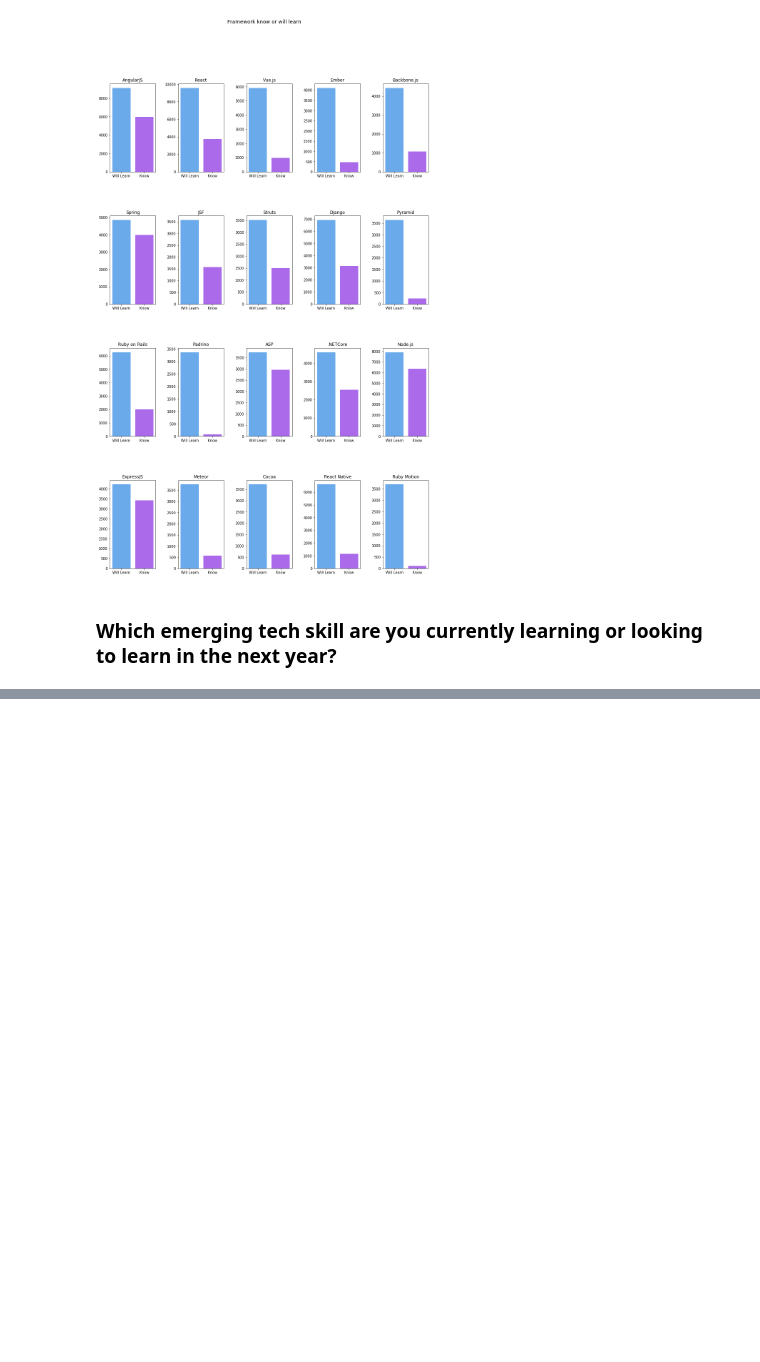
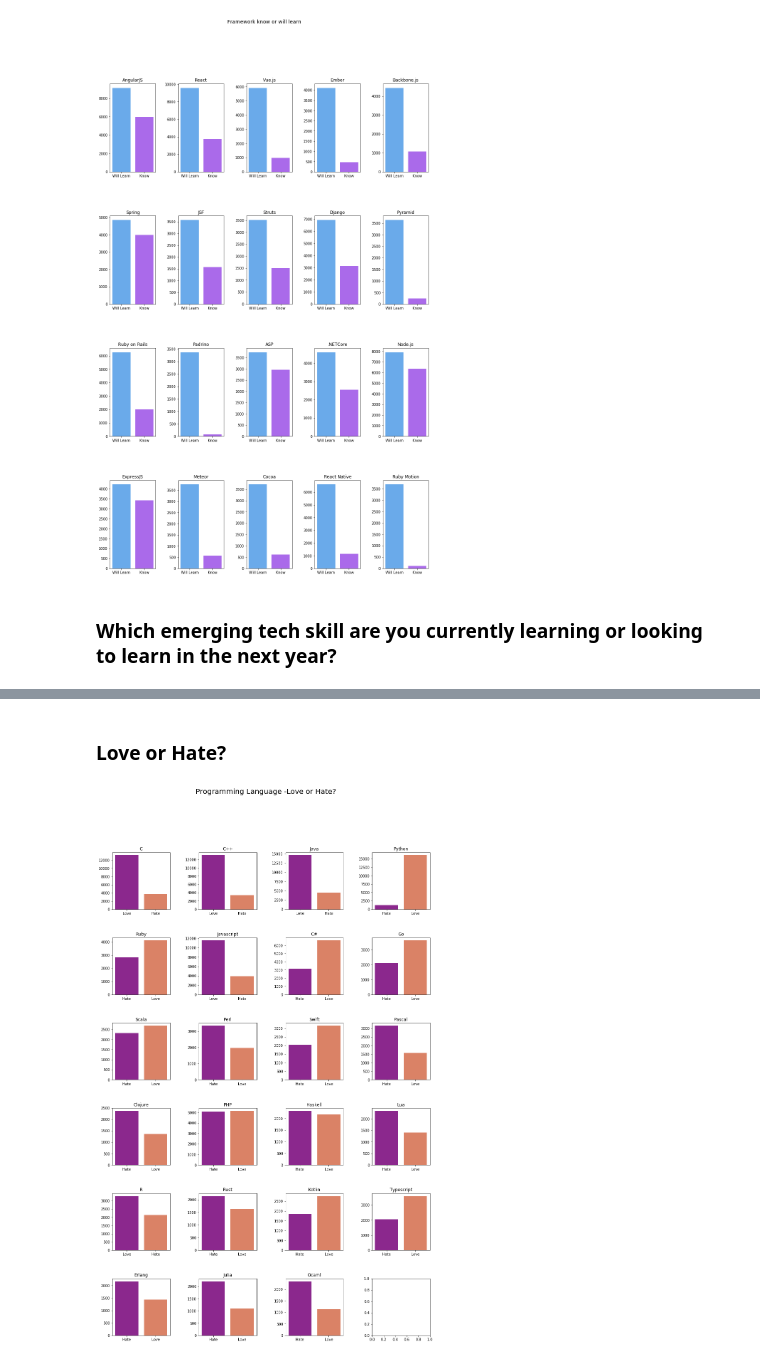
Before and after one commit to bipin2295/Developer-Survey, a Jupyter notebook: HackerrankAnalysis.ipynb, the cells around one changed output, grey strips where cells are left out. Saved outputs shown, nothing was run; the diff lists cells and outputs as text; code cells hidden in the pictures; blank space fills up the shorter version.

```diff
--- a/HackerrankAnalysis.ipynb
+++ b/HackerrankAnalysis.ipynb
@@ -616,0 +583,21 @@ plt.show()
+# %% [markdown]
+### Love or Hate?
+# %%
+cols = survey.columns[survey.columns.str.startswith('q28')]
+#cols
+cols = cols.drop('q28LoveOther')
+
+fig, ax = plt.subplots(6,4,figsize=(16,25))
+axs=ax.ravel()
+
+for i,c in enumerate(cols):
+    sns.countplot(survey[c],palette='plasma',ax=axs[i])
+    axs[i].set_xlabel("")
+    axs[i].set_ylabel('')
+    axs[i].set_title(survey_codebook.loc[c]['Survey Question'])
+
+plt.subplots_adjust(hspace=0.5,wspace=0.5)
+plt.suptitle('Programming Language -Love or Hate?',fontsize=20)
+plt.show()
+# %% [output]
+[figure, added]
```
Also changed, not shown: parts of 16 cells of this notebook.
